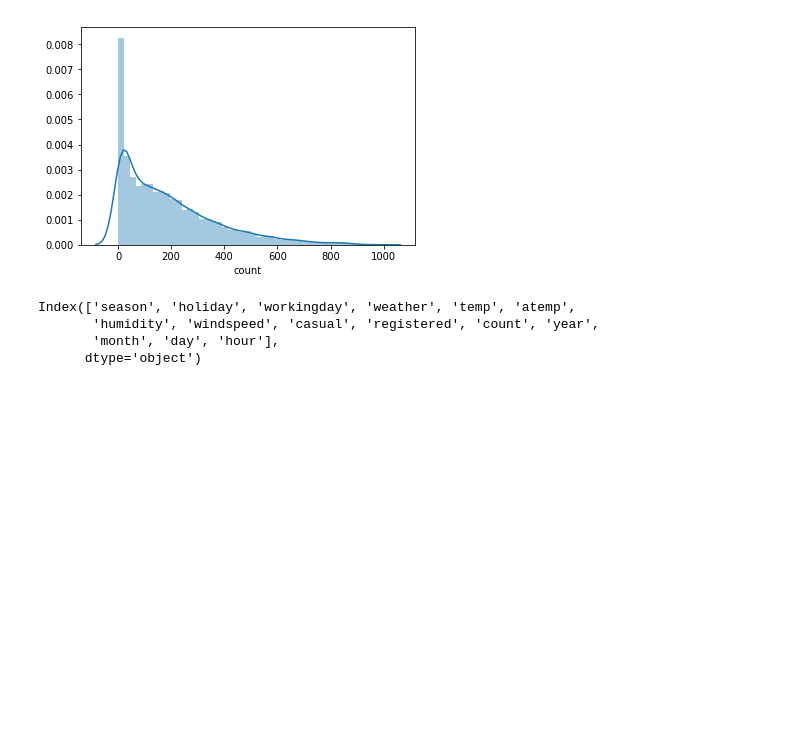
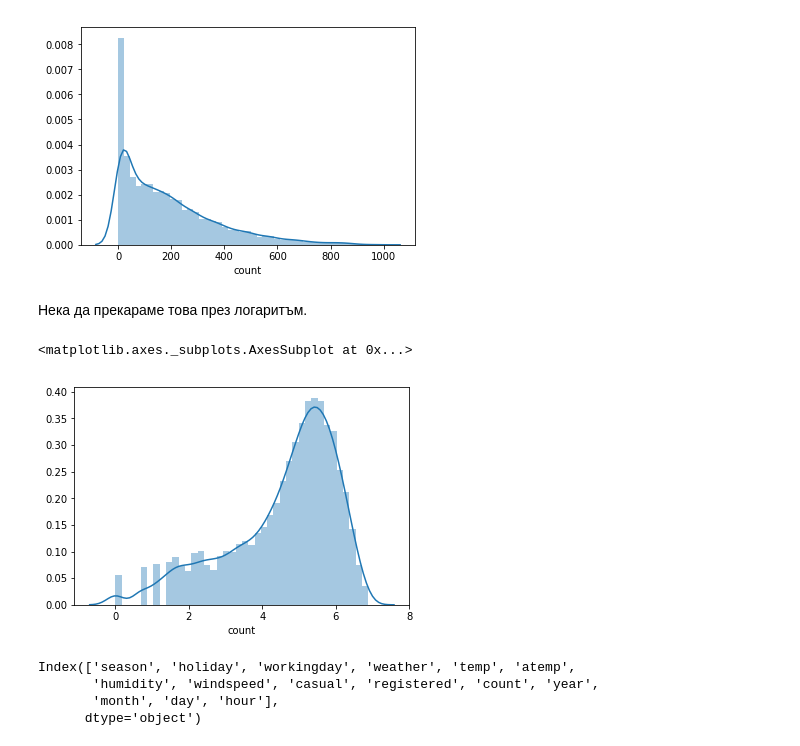
Before and after one commit to demilev/machine-learning-fmi, a Jupyter notebook: models/bike-sharing/bike-sharing.ipynb, the cells around one changed output. Cells and saved outputs as stored; diff of their text form; code cells hidden in the pictures; blank space fills up the shorter version.

```diff
--- a/models/bike-sharing/bike-sharing.ipynb
+++ b/models/bike-sharing/bike-sharing.ipynb
@@ -221,6 +236,13 @@ Std:  0.2546396419797086
 sns.distplot(transformed_train['count']);
 # %% [output]
 [figure]
+# %% [markdown]
+Нека да прекараме това през логаритъм.
+# %%
+sns.distplot(np.log(transformed_train['count']))
+# %% [output]
+<matplotlib.axes._subplots.AxesSubplot at 0x...>
+[figure, added]
 # %%
 transformed_train.columns
 # %% [output]
```
Also changed, not shown: parts of 7 cells of this notebook.
